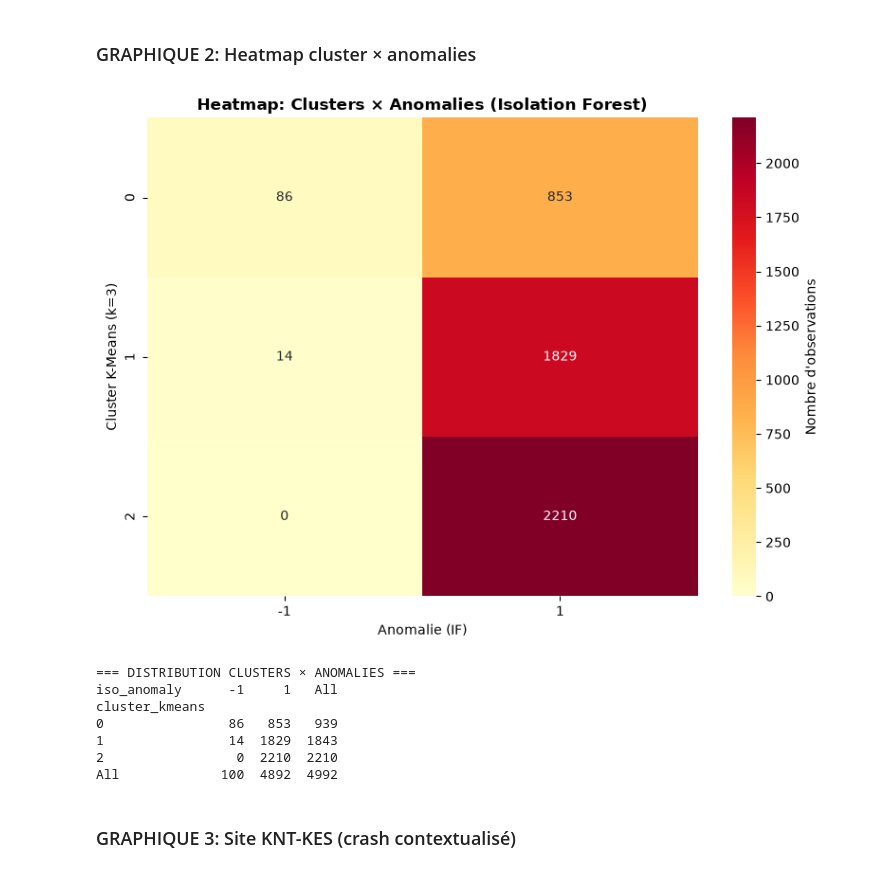
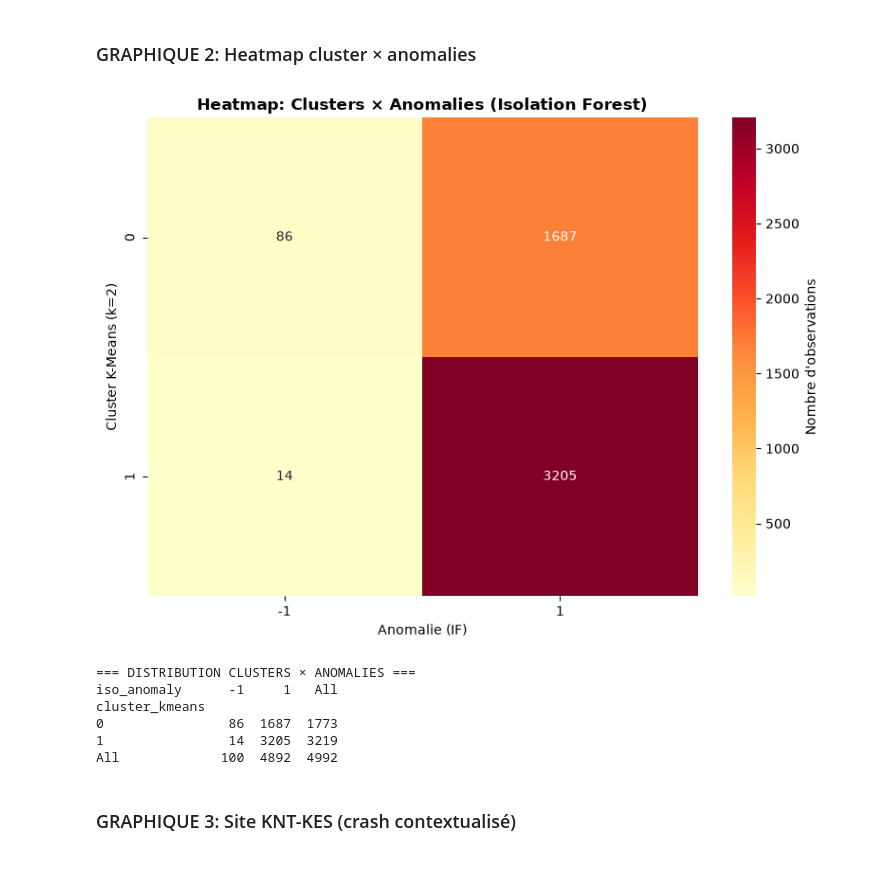
Before and after one commit to HananeDjouadi/G05-DataMining-2627, a Jupyter notebook: data/ecology/bat_surveys.ipynb, the cells around one changed output. Drawn from its saved outputs; the diff is of its cells as text; code cells hidden in the pictures.

```diff
--- a/data/ecology/bat_surveys.ipynb
+++ b/data/ecology/bat_surveys.ipynb
@@ -978,6 +978,6 @@ k = 7 : 0.1627
 # %%
-# 1. Ajustement final du K-Means avec k = 3
-kmeans = KMeans(n_clusters=3, random_state=42, n_init=10)
+# 1. Ajustement final du K-Means avec k = 2
+kmeans = KMeans(n_clusters=2, random_state=42, n_init=10)
 df_analysis['cluster_kmeans'] = kmeans.fit_predict(X_scaled)
 # %%
 # 2. Réduction de dimension par ACP (PCA 2D pour visualiser la séparation)
@@ -1446,29 +1448,28 @@ plt.show()
 # %%
 # Matrice: Cluster × Anomalies
 cluster_anomaly = pd.crosstab(
     df_analysis['cluster_kmeans'],
     df_analysis['iso_anomaly'],
     margins=True
 )
 
 plt.figure(figsize=(8, 6))
 sns.heatmap(cluster_anomaly.iloc[:-1, :-1], annot=True, fmt='d', cmap='YlOrRd', cbar_kws={'label': 'Nombre d\'observations'})
 plt.title('Heatmap: Clusters × Anomalies (Isolation Forest)', fontweight='bold', fontsize=12)
 plt.xlabel('Anomalie (IF)')
-plt.ylabel('Cluster K-Means (k=3)')
+plt.ylabel('Cluster K-Means (k=2)')
 plt.tight_layout()
 plt.show()
 
 print("\n=== DISTRIBUTION CLUSTERS × ANOMALIES ===")
 print(cluster_anomaly)
 # %% [output]
-[figure, old version]
+[figure, new version]
 === DISTRIBUTION CLUSTERS × ANOMALIES ===
 iso_anomaly      -1     1   All
 cluster_kmeans
-0                86   853   939
-1                14  1829  1843
-2                 0  2210  2210
+0                86  1687  1773
+1                14  3205  3219
 All             100  4892  4992
 # %% [markdown]
 ### GRAPHIQUE 3: Site KNT-KES (crash contextualisé)
```
Also changed, not shown: parts of 8 cells of this notebook, 3 other files.
